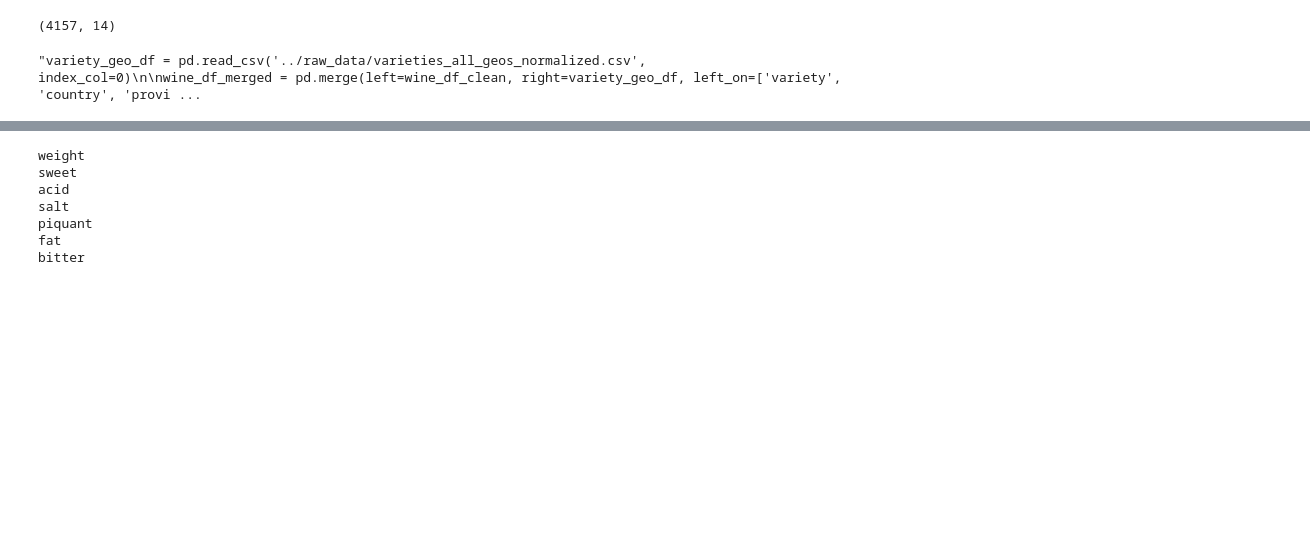
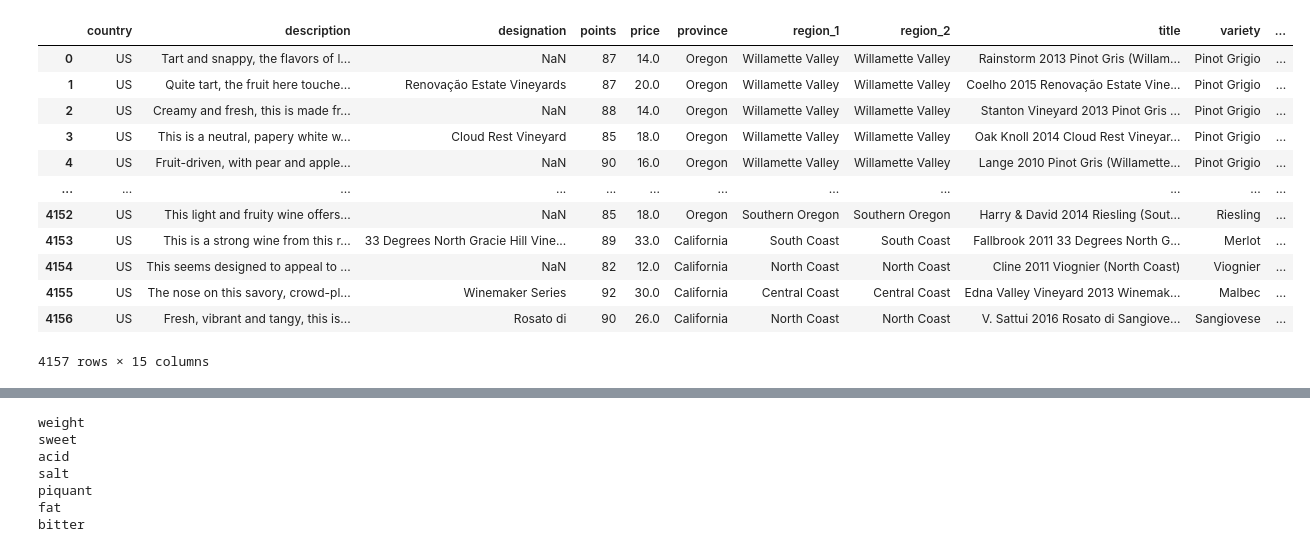
Before and after one commit to bakerley/food2wine, a Jupyter notebook: notebooks/g_wine_to_seven_vectors.ipynb, the cells around one changed output, grey strips where cells are left out. Saved outputs shown, nothing was run; the diff lists cells and outputs as text; code cells hidden in the pictures; blank space fills up the shorter version.

```diff
--- a/notebooks/g_wine_to_seven_vectors.ipynb
+++ b/notebooks/g_wine_to_seven_vectors.ipynb
@@ -124,22 +167,22 @@ vgeos_df.to_csv('varieties_all_geos.csv')
 # %%
-variety_geo_df = pd.read_csv('../raw_data/varieties_all_geos_normalized.csv', index_col=0)
-wine_df_merged = pd.merge(left=wine_df_clean, right=variety_geo_df, left_on=['variety', 'country', 'province', 'region_1', 'region_2'],
-                         right_on=['Variety', 'Country', 'Province', 'Region', 'Subregion'])
-wine_df_merged.drop(['Unnamed: 0', 'Country', 'taster_name', 'taster_twitter_handle',
-                     'Region', 'Subregion', 'count'],
-                    axis=1, inplace=True)
-wine_df_merged.shape
+# variety_geo_df = pd.read_csv('../raw_data/varieties_all_geos_normalized.csv', index_col=0)
+# wine_df_merged = pd.merge(left=wine_df_clean, right=variety_geo_df, left_on=['variety', 'country', 'province', 'region_1', 'region_2'],
+#                          right_on=['Variety', 'Country', 'Province', 'Region', 'Subregion'])
+# wine_df_merged.drop(['Unnamed: 0', 'Country', 'taster_name', 'taster_twitter_handle',
+#                      'Region', 'Subregion', 'count'],
+#                     axis=1, inplace=True)
+# wine_df_merged
 # %% [output]
+|  | country | description | designation | points | price | province | region_1 | region_2 | title | variety | ... |
+| 0 | US | Tart and snappy, the flavors of l... | NaN | 87 | 14.0 | Oregon | Willamette Valley | Willamette Valley | Rainstorm 2013 Pinot Gris (Willam... | Pinot Grigio | ... |
+| 1 | US | Quite tart, the fruit here touche... | Renovação Estate Vineyards | 87 | 20.0 | Oregon | Willamette Valley | Willamette Valley | Coelho 2015 Renovação Estate Vine... | Pinot Grigio | ... |
+| 2 | US | Creamy and fresh, this is made fr... | NaN | 88 | 14.0 | Oregon | Willamette Valley | Willamette Valley | Stanton Vineyard 2013 Pinot Gris ... | Pinot Grigio | ... |
+| 3 | US | This is a neutral, papery white w... | Cloud Rest Vineyard | 85 | 18.0 | Oregon | Willamette Valley | Willamette Valley | Oak Knoll 2014 Cloud Rest Vineyar... | Pinot Grigio | ... |
+| 4 | US | Fruit-driven, with pear and apple... | NaN | 90 | 16.0 | Oregon | Willamette Valley | Willamette Valley | Lange 2010 Pinot Gris (Willamette... | Pinot Grigio | ... |
+| ... | ... | ... | ... | ... | ... | ... | ... | ... | ... | ... | ... |
+| 4152 | US | This light and fruity wine offers... | NaN | 85 | 18.0 | Oregon | Southern Oregon | Southern Oregon | Harry & David 2014 Riesling (Sout... | Riesling | ... |
+| 4153 | US | This is a strong wine from this r... | 33 Degrees North Gracie Hill Vine... | 89 | 33.0 | California | South Coast | South Coast | Fallbrook 2011 33 Degrees North G... | Merlot | ... |
+| 4154 | US | This seems designed to appeal to ... | NaN | 82 | 12.0 | California | North Coast | North Coast | Cline 2011 Viognier (North Coast) | Viognier | ... |
+| 4155 | US | The nose on this savory, crowd-pl... | Winemaker Series | 92 | 30.0 | California | Central Coast | Central Coast | Edna Valley Vineyard 2013 Winemak... | Malbec | ... |
+| 4156 | US | Fresh, vibrant and tangy, this is... | Rosato di | 90 | 26.0 | California | North Coast | North Coast | V. Sattui 2016 Rosato di Sangiove... | Sangiovese | ... |
-(4157, 14)
+4157 rows × 15 columns
-# %%
-'''variety_geo_df = pd.read_csv('../raw_data/varieties_all_geos_normalized.csv', index_col=0)
-
-wine_df_merged = pd.merge(left=wine_df_clean, right=variety_geo_df, left_on=['variety', 'country', 'province', 'region_1'],
-                         right_on=['variety', 'country', 'province', 'region_1'])
-wine_df_merged.drop(['Unnamed: 0', 'country',
-                     'designation', 'province',
-                     'region_1', 'taster_name', 'taster_twitter_handle', 'region_2', 'winery', 'count'],
-                    axis=1, inplace=True)
-wine_df_merged.shape'''
-# %% [output]
-"variety_geo_df = pd.read_csv('../raw_data/varieties_all_geos_normalized.csv', index_col=0)\n\nwine_df_merged = pd.merge(left=wine_df_clean, right=variety_geo_df, left_on=['variety', 'country', 'provi ...
```
Also changed, not shown: parts of 15 cells of this notebook, 7 other files.
